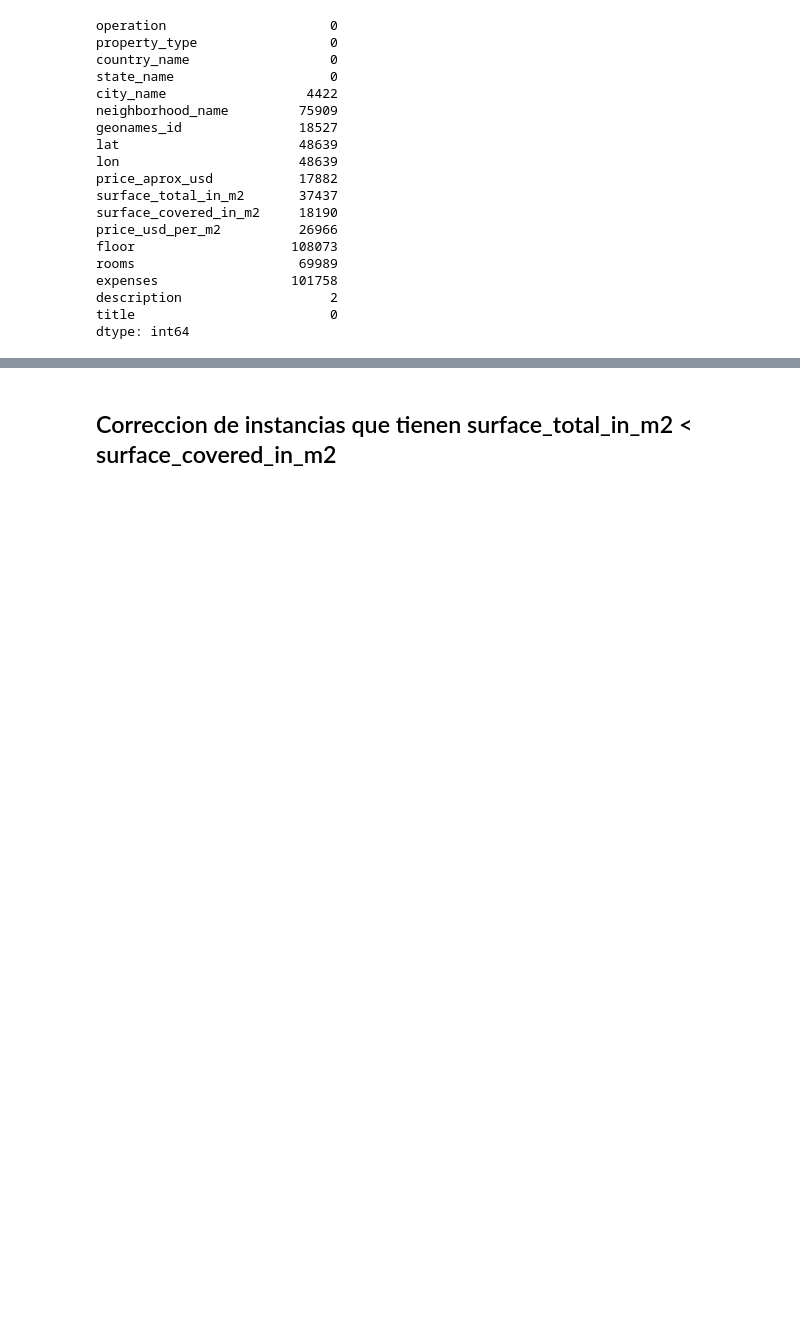
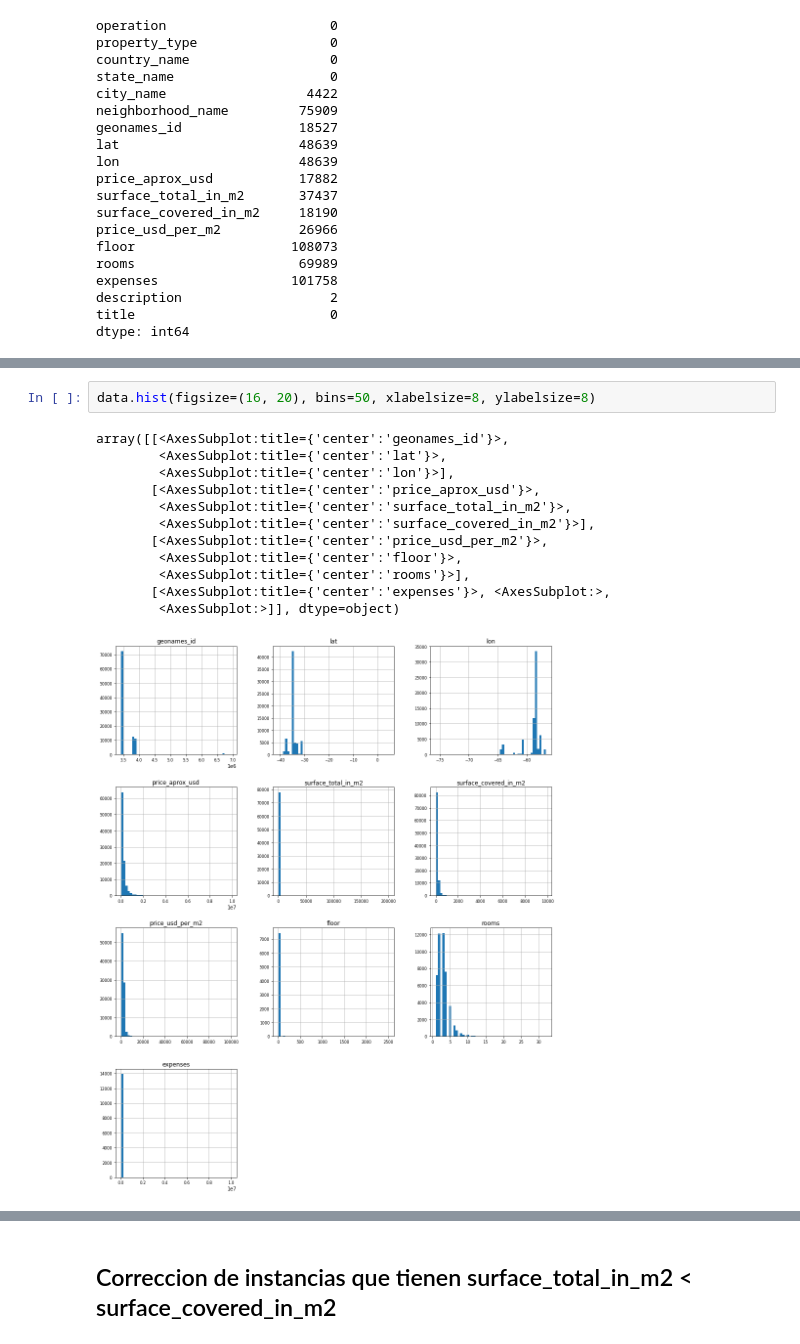
Before and after one commit to BenkosT/TP_Limpieza, a Jupyter notebook: Notebooks/Limpieza.ipynb, the cells around one changed output, grey strips where cells are left out. Cells and saved outputs as stored; diff of their text form; blank space fills up the shorter version.

```diff
--- a/Notebooks/Limpieza.ipynb
+++ b/Notebooks/Limpieza.ipynb
@@ -555,0 +578,15 @@ dtype: int64
+# %%
+data.hist(figsize=(16, 20), bins=50, xlabelsize=8, ylabelsize=8)
+# %% [output]
+array([[<AxesSubplot:title={'center':'geonames_id'}>,
+        <AxesSubplot:title={'center':'lat'}>,
+        <AxesSubplot:title={'center':'lon'}>],
+       [<AxesSubplot:title={'center':'price_aprox_usd'}>,
+        <AxesSubplot:title={'center':'surface_total_in_m2'}>,
+        <AxesSubplot:title={'center':'surface_covered_in_m2'}>],
+       [<AxesSubplot:title={'center':'price_usd_per_m2'}>,
+        <AxesSubplot:title={'center':'floor'}>,
+        <AxesSubplot:title={'center':'rooms'}>],
+       [<AxesSubplot:title={'center':'expenses'}>, <AxesSubplot:>,
+        <AxesSubplot:>]], dtype=object)
+[figure, added]
```
Also changed, not shown: parts of 47 cells of this notebook.
